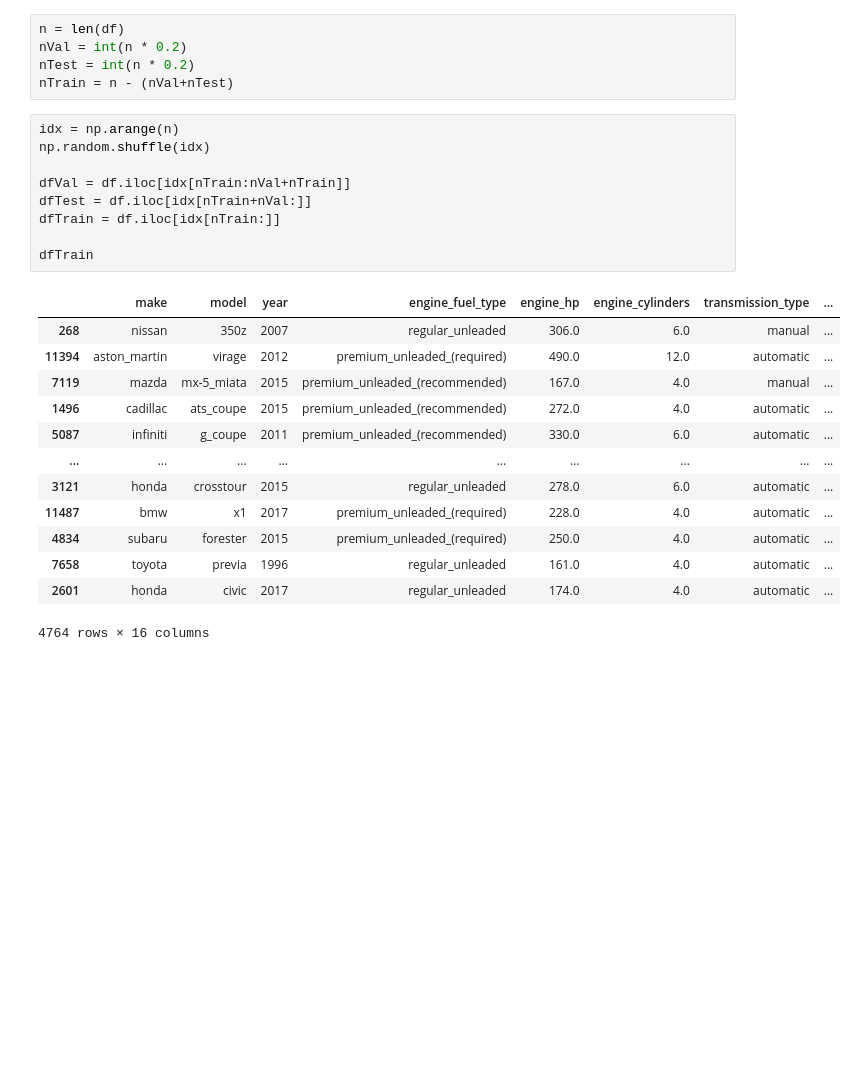
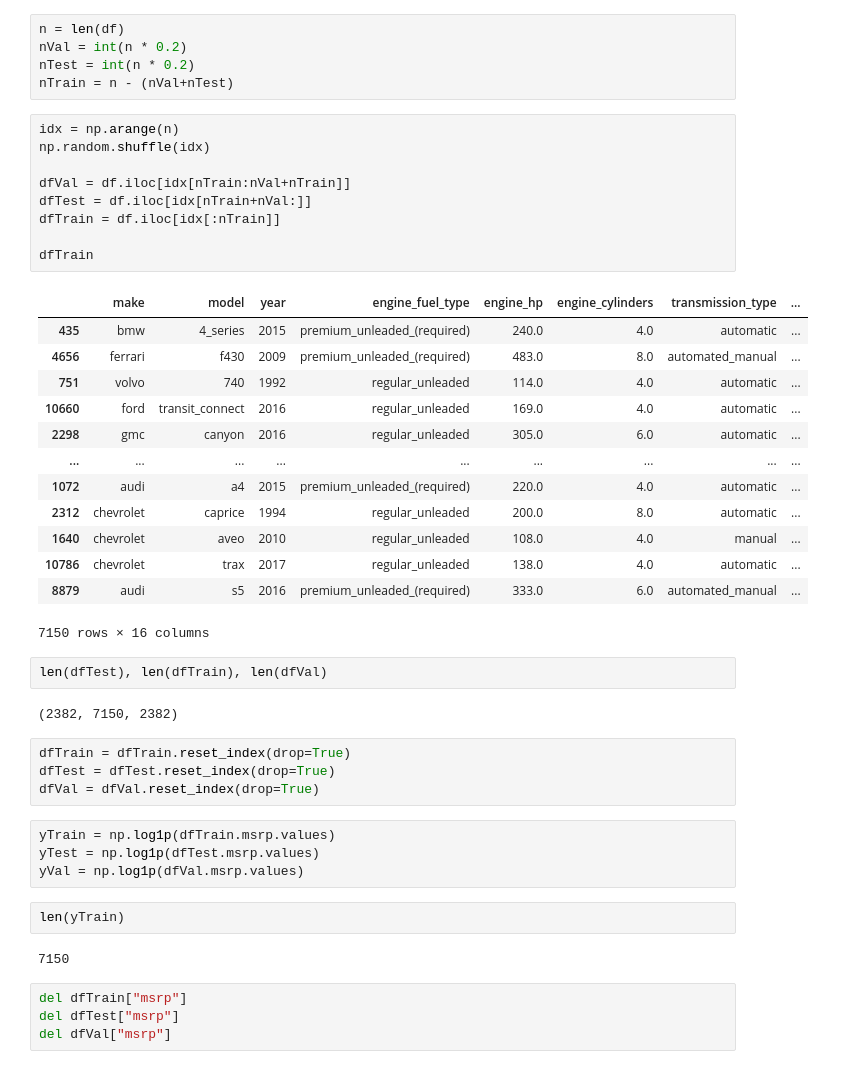
Before and after one commit to NiiJoshua/Machine-Learning-BootCamp, a Jupyter notebook: ch2/regression.ipynb, the cells around one changed output. Drawn from its saved outputs; the diff is of its cells as text; blank space fills up the shorter version.

```diff
--- a/ch2/regression.ipynb
+++ b/ch2/regression.ipynb
@@ -137,23 +137,43 @@ nTrain = n - (nVal+nTest)
 # %%
 idx = np.arange(n)
 np.random.shuffle(idx)
 
 dfVal = df.iloc[idx[nTrain:nVal+nTrain]]
 dfTest = df.iloc[idx[nTrain+nVal:]]
-dfTrain = df.iloc[idx[nTrain:]]
+dfTrain = df.iloc[idx[:nTrain]]
 
 dfTrain
 # %% [output]
 |  | make | model | year | engine_fuel_type | engine_hp | engine_cylinders | transmission_type | ... |
-| 268 | nissan | 350z | 2007 | regular_unleaded | 306.0 | 6.0 | manual | ... |
-| 11394 | aston_martin | virage | 2012 | premium_unleaded_(required) | 490.0 | 12.0 | automatic | ... |
-| 7119 | mazda | mx-5_miata | 2015 | premium_unleaded_(recommended) | 167.0 | 4.0 | manual | ... |
-| 1496 | cadillac | ats_coupe | 2015 | premium_unleaded_(recommended) | 272.0 | 4.0 | automatic | ... |
-| 5087 | infiniti | g_coupe | 2011 | premium_unleaded_(recommended) | 330.0 | 6.0 | automatic | ... |
+| 435 | bmw | 4_series | 2015 | premium_unleaded_(required) | 240.0 | 4.0 | automatic | ... |
+| 4656 | ferrari | f430 | 2009 | premium_unleaded_(required) | 483.0 | 8.0 | automated_manual | ... |
+| 751 | volvo | 740 | 1992 | regular_unleaded | 114.0 | 4.0 | automatic | ... |
+| 10660 | ford | transit_connect | 2016 | regular_unleaded | 169.0 | 4.0 | automatic | ... |
+| 2298 | gmc | canyon | 2016 | regular_unleaded | 305.0 | 6.0 | automatic | ... |
 | ... | ... | ... | ... | ... | ... | ... | ... | ... |
-| 3121 | honda | crosstour | 2015 | regular_unleaded | 278.0 | 6.0 | automatic | ... |
-| 11487 | bmw | x1 | 2017 | premium_unleaded_(required) | 228.0 | 4.0 | automatic | ... |
-| 4834 | subaru | forester | 2015 | premium_unleaded_(required) | 250.0 | 4.0 | automatic | ... |
-| 7658 | toyota | previa | 1996 | regular_unleaded | 161.0 | 4.0 | automatic | ... |
-| 2601 | honda | civic | 2017 | regular_unleaded | 174.0 | 4.0 | automatic | ... |
+| 1072 | audi | a4 | 2015 | premium_unleaded_(required) | 220.0 | 4.0 | automatic | ... |
+| 2312 | chevrolet | caprice | 1994 | regular_unleaded | 200.0 | 8.0 | automatic | ... |
+| 1640 | chevrolet | aveo | 2010 | regular_unleaded | 108.0 | 4.0 | manual | ... |
+| 10786 | chevrolet | trax | 2017 | regular_unleaded | 138.0 | 4.0 | automatic | ... |
+| 8879 | audi | s5 | 2016 | premium_unleaded_(required) | 333.0 | 6.0 | automated_manual | ... |
-4764 rows × 16 columns
+7150 rows × 16 columns
+# %%
+len(dfTest), len(dfTrain), len(dfVal)
+# %% [output]
+(2382, 7150, 2382)
+# %%
+dfTrain = dfTrain.reset_index(drop=True)
+dfTest = dfTest.reset_index(drop=True)
+dfVal = dfVal.reset_index(drop=True)
+# %%
+yTrain = np.log1p(dfTrain.msrp.values)
+yTest = np.log1p(dfTest.msrp.values)
+yVal = np.log1p(dfVal.msrp.values)
+# %%
+len(yTrain)
+# %% [output]
+7150
+# %%
+del dfTrain["msrp"]
+del dfTest["msrp"]
+del dfVal["msrp"]
```
Also changed, not shown: parts of 1 cell of this notebook.
